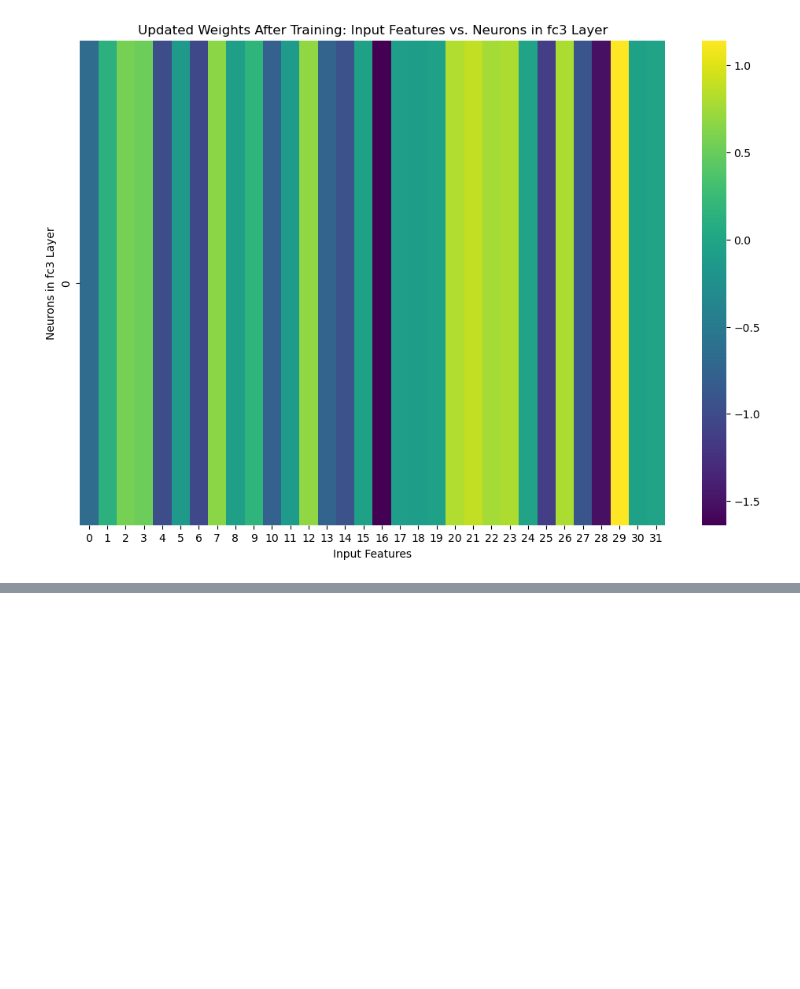
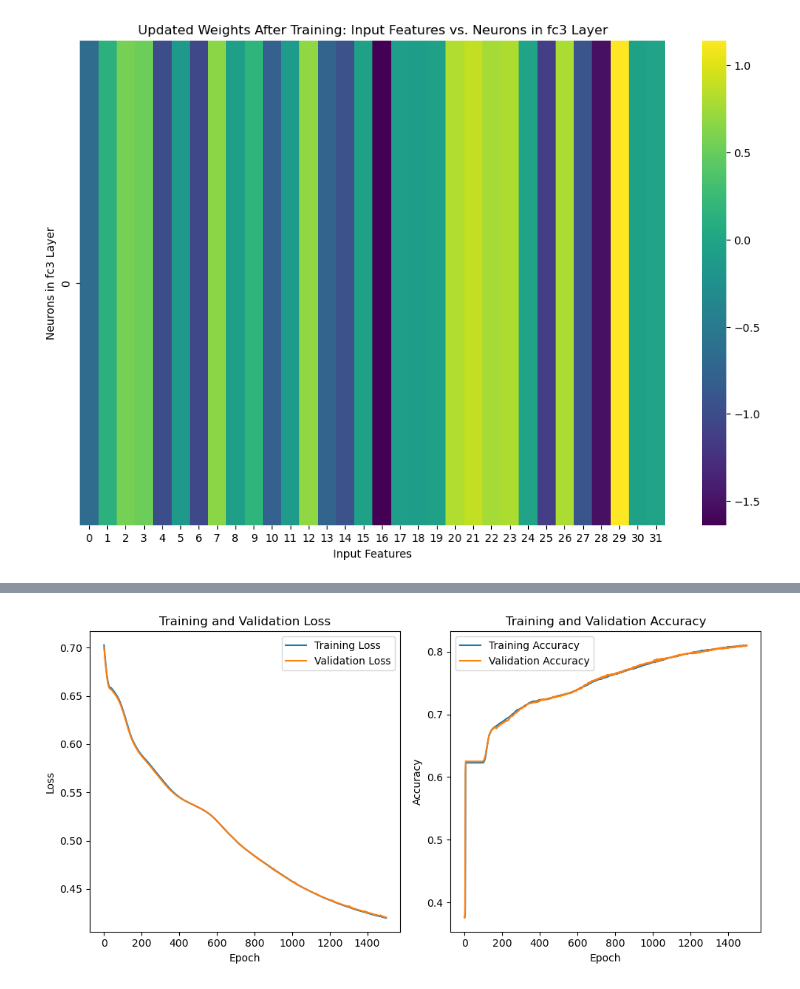
Before and after one commit to Iarla-Boyce/MSc-Project, a Jupyter notebook: Investigating DNN.ipynb, the cells around one changed output, grey strips where cells are left out. Saved outputs shown, nothing was run; the diff lists cells and outputs as text; code cells hidden in the pictures; blank space fills up the shorter version.

```diff
--- a/Investigating DNN.ipynb
+++ b/Investigating DNN.ipynb
@@ -665,0 +674,15 @@ plt.show()
+# %%
+import torch
+import torch.nn as nn
+import torch.optim as optim
+from torch.utils.data import DataLoader, TensorDataset
+
+# Convert NumPy arrays to PyTorch tensors
+X_train_tensor = torch.tensor(X_train, dtype=torch.float32)
+y_train_tensor = torch.tensor(y_train, dtype=torch.float32)
+
+X_val_tensor = torch.tensor(X_val, dtype=torch.float32)
+y_val_tensor = torch.tensor(y_val, dtype=torch.float32)
+
+X_test_tensor = torch.tensor(X_test, dtype=torch.float32)
+y_test_tensor = torch.tensor(y_test, dtype=torch.float32)
@@ -665,0 +714,80 @@ plt.show()
+# %%
+# Initialize the model
+input_size = X_train_tensor.shape[1]
+model = SimpleNN(input_size)
+
+# Define loss function and optimizer
+criterion = nn.BCELoss()
+optimizer = optim.Adam(model.parameters(), lr=0.001)
+
+# Number of epochs
+num_epochs = 1500
+
+# Lists to store losses and accuracies
+train_losses = []
+val_losses = []
+train_accuracies = []
+val_accuracies = []
+
+for epoch in range(num_epochs):
+    optimizer.zero_grad()
+    outputs = model(X_train_tensor).squeeze()
+    loss = criterion(outputs, y_train_tensor.float())
+    loss.backward()
+    optimizer.step()
+
+    train_losses.append(loss.item())
+
+    # Training accuracy
+    with torch.no_grad():
+        train_preds = (outputs >= 0.5).float()
+        train_accuracy = train_preds.eq(y_train_tensor.float()).float().mean().item()
+        train_accuracies.append(train_accuracy)
+
+    model.eval()  # Set the model to evaluation mode
+    with torch.no_grad():
+        val_outputs = model(X_val_tensor).squeeze() # validating the model
+        val_loss = criterion(val_outputs, y_val_tensor.float())
+        val_losses.append(val_loss.item())  # Append validation loss for each epoch
+
+        # Validation accuracy
+        val_preds = (val_outputs >= 0.5).float()
+        val_accuracy = val_preds.eq(y_val_tensor.float()).float().mean().item()
+        val_accuracies.append(val_accuracy)
+
+    model.train()  # Set the model back to training mode
+
+# Final training accuracy after all epochs
+final_train_accuracy = train_accuracies[-1]
+
+# Print or use final_train_accuracy as needed
+print(f'Final Training Accuracy: {final_train_accuracy:.4f}')
+
+# Calculate final validation accuracy after all epochs
+final_val_accuracy = val_accuracies[-1]
+
+# Print or use final_val_accuracy as needed
+print(f'Final Validation Accuracy: {final_val_accuracy:.4f}')
+
+# Plotting
+plt.figure(figsize=(10, 5))
+
+plt.subplot(1, 2, 1)
+plt.plot(range(1, num_epochs+1), train_losses, label='Training Loss')
+plt.plot(range(1, num_epochs+1), val_losses, label='Validation Loss')
+plt.xlabel('Epoch')
+plt.ylabel('Loss')
+plt.title('Training and Validation Loss')
+plt.legend()
+
+plt.subplot(1, 2, 2)
+plt.plot(range(1, num_epochs+1), train_accuracies, label='Training Accuracy')
+plt.plot(range(1, num_epochs+1), val_accuracies, label='Validation Accuracy')
+plt.xlabel('Epoch')
+plt.ylabel('Accuracy')
+plt.title('Training and Validation Accuracy')
+plt.legend()
+
+plt.tight_layout()
+plt.show()
+# %% [output]
@@ -665,0 +796 @@ plt.show()
+[figure, added]
```
Also changed, not shown: parts of 6 cells of this notebook, 2 other files.
